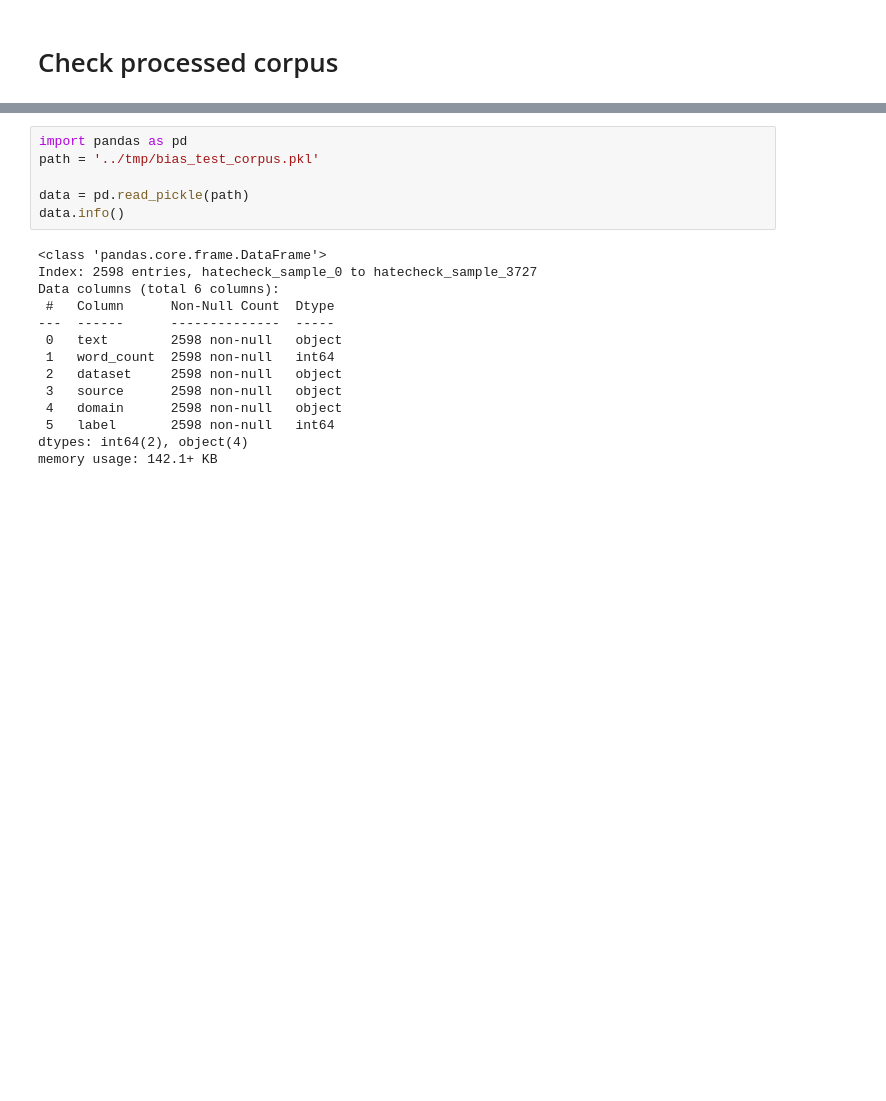
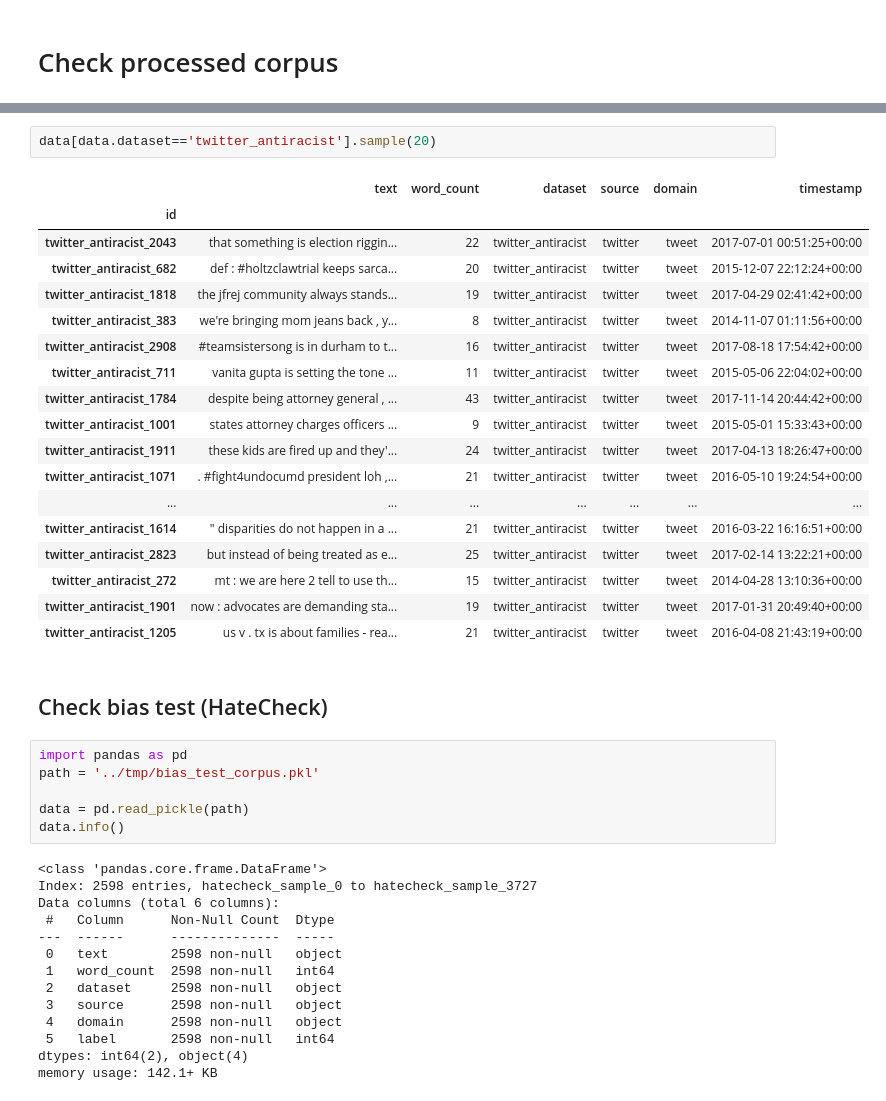
Before and after one commit to michaelmilleryoder/white_supremacist_lang, a Jupyter notebook: jupyter/corpus_stats.ipynb, the cells around one changed output, grey strips where cells are left out. Drawn from its saved outputs; the diff is of its cells as text; blank space fills up the shorter version.

```diff
--- a/jupyter/corpus_stats.ipynb
+++ b/jupyter/corpus_stats.ipynb
@@ -5,3 +54,26 @@
+# %%
+data[data.dataset=='twitter_antiracist'].sample(20)
+# %% [output]
+|  | text | word_count | dataset | source | domain | timestamp |
+| id |  |  |  |  |  |  |
+| twitter_antiracist_2043 | that something is election riggin... | 22 | twitter_antiracist | twitter | tweet | 2017-07-01 00:51:25+00:00 |
+| twitter_antiracist_682 | def : #holtzclawtrial keeps sarca... | 20 | twitter_antiracist | twitter | tweet | 2015-12-07 22:12:24+00:00 |
+| twitter_antiracist_1818 | the jfrej community always stands... | 19 | twitter_antiracist | twitter | tweet | 2017-04-29 02:41:42+00:00 |
+| twitter_antiracist_383 | we're bringing mom jeans back , y... | 8 | twitter_antiracist | twitter | tweet | 2014-11-07 01:11:56+00:00 |
+| twitter_antiracist_2908 | #teamsistersong is in durham to t... | 16 | twitter_antiracist | twitter | tweet | 2017-08-18 17:54:42+00:00 |
+| twitter_antiracist_711 | vanita gupta is setting the tone ... | 11 | twitter_antiracist | twitter | tweet | 2015-05-06 22:04:02+00:00 |
+| twitter_antiracist_1784 | despite being attorney general , ... | 43 | twitter_antiracist | twitter | tweet | 2017-11-14 20:44:42+00:00 |
+| twitter_antiracist_1001 | states attorney charges officers ... | 9 | twitter_antiracist | twitter | tweet | 2015-05-01 15:33:43+00:00 |
+| twitter_antiracist_1911 | these kids are fired up and they'... | 24 | twitter_antiracist | twitter | tweet | 2017-04-13 18:26:47+00:00 |
+| twitter_antiracist_1071 | . #fight4undocumd president loh ,... | 21 | twitter_antiracist | twitter | tweet | 2016-05-10 19:24:54+00:00 |
+| ... | ... | ... | ... | ... | ... | ... |
+| twitter_antiracist_1614 | " disparities do not happen in a ... | 21 | twitter_antiracist | twitter | tweet | 2016-03-22 16:16:51+00:00 |
+| twitter_antiracist_2823 | but instead of being treated as e... | 25 | twitter_antiracist | twitter | tweet | 2017-02-14 13:22:21+00:00 |
+| twitter_antiracist_272 | mt : we are here 2 tell to use th... | 15 | twitter_antiracist | twitter | tweet | 2014-04-28 13:10:36+00:00 |
+| twitter_antiracist_1901 | now : advocates are demanding sta... | 19 | twitter_antiracist | twitter | tweet | 2017-01-31 20:49:40+00:00 |
+| twitter_antiracist_1205 | us v . tx is about families - rea... | 21 | twitter_antiracist | twitter | tweet | 2016-04-08 21:43:19+00:00 |
+# %% [markdown]
+## Check bias test (HateCheck)
 # %%
 import pandas as pd
 path = '../tmp/bias_test_corpus.pkl'
```
Also changed, not shown: parts of 4 cells of this notebook.
